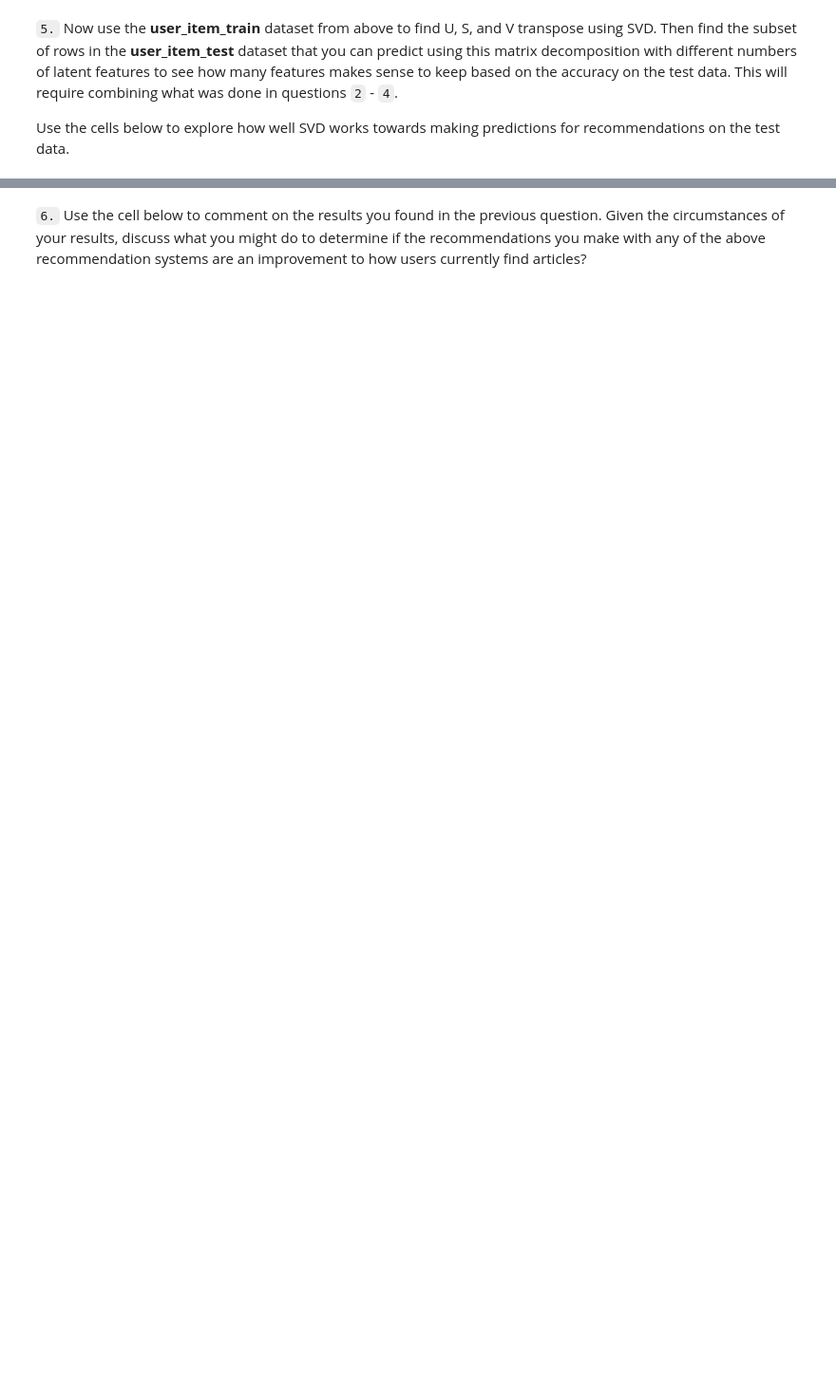
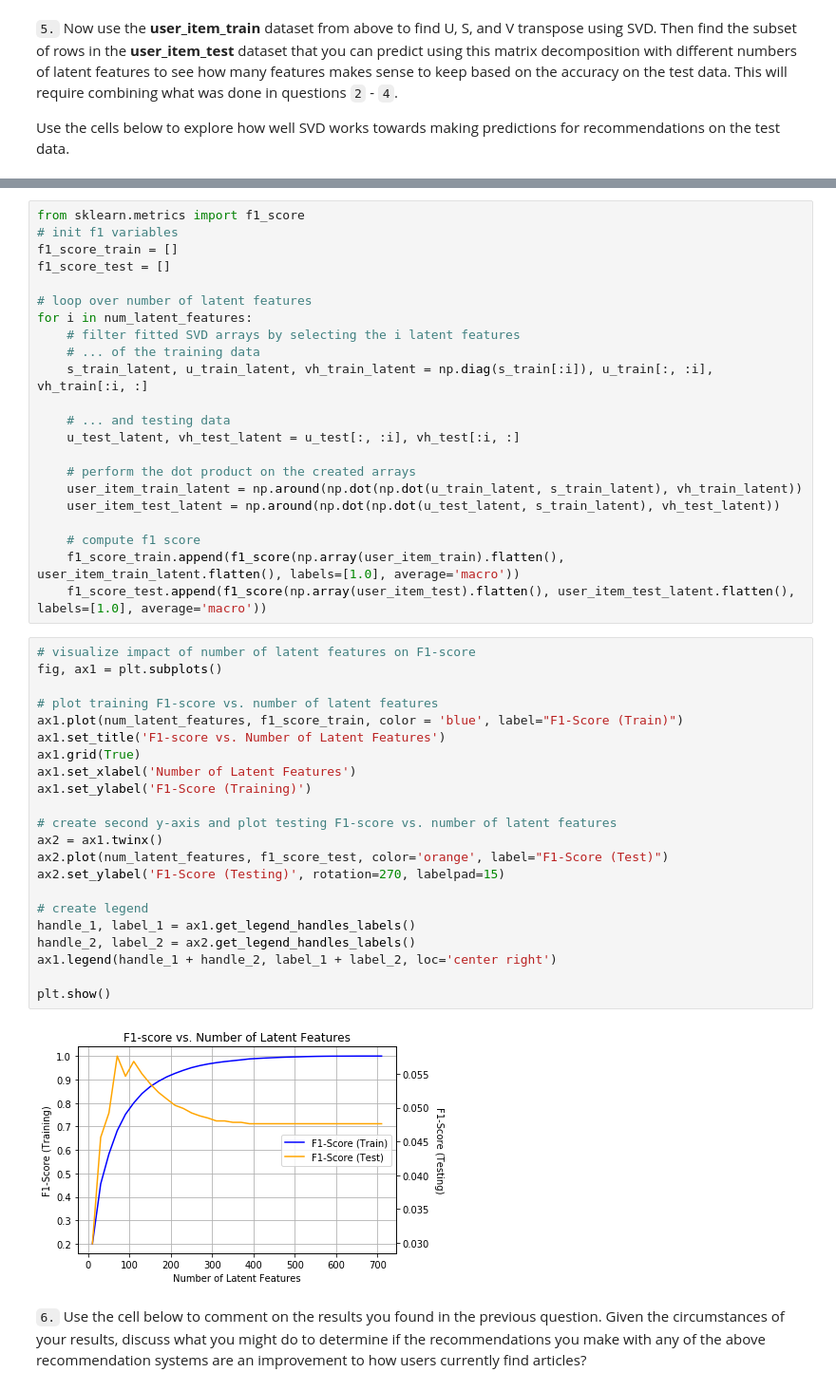
Before and after one commit to oliverkroening/Udacity_DSND_Project06, a Jupyter notebook: Recommendations_with_IBM.ipynb, the cells around one changed output, grey strips where cells are left out. Shown: that part at 95% size. Drawn from its saved outputs; the diff is of its cells as text; blank space fills up the shorter version.

```diff
--- a/Recommendations_with_IBM.ipynb
+++ b/Recommendations_with_IBM.ipynb
@@ -843,2 +1020,48 @@ u_train, s_train, vt_train = # fit svd similar to above then use the cells below
+# %%
+from sklearn.metrics import f1_score
+# init f1 variables
+f1_score_train = []
+f1_score_test = []
+
+# loop over number of latent features
+for i in num_latent_features:
+    # filter fitted SVD arrays by selecting the i latent features
+    # ... of the training data
+    s_train_latent, u_train_latent, vh_train_latent = np.diag(s_train[:i]), u_train[:, :i], vh_train[:i, :]
+
+    # ... and testing data
+    u_test_latent, vh_test_latent = u_test[:, :i], vh_test[:i, :]
+
+    # perform the dot product on the created arrays
+    user_item_train_latent = np.around(np.dot(np.dot(u_train_latent, s_train_latent), vh_train_latent))
+    user_item_test_latent = np.around(np.dot(np.dot(u_test_latent, s_train_latent), vh_test_latent))
+
+    # compute f1 score
+    f1_score_train.append(f1_score(np.array(user_item_train).flatten(), user_item_train_latent.flatten(), labels=[1.0], average='macro'))
+    f1_score_test.append(f1_score(np.array(user_item_test).flatten(), user_item_test_latent.flatten(), labels=[1.0], average='macro'))
+# %%
+# visualize impact of number of latent features on F1-score
+fig, ax1 = plt.subplots()
+
+# plot training F1-score vs. number of latent features
+ax1.plot(num_latent_features, f1_score_train, color = 'blue', label="F1-Score (Train)")
+ax1.set_title('F1-score vs. Number of Latent Features')
+ax1.grid(True)
+ax1.set_xlabel('Number of Latent Features')
+ax1.set_ylabel('F1-Score (Training)')
+
+# create second y-axis and plot testing F1-score vs. number of latent features
+ax2 = ax1.twinx()
+ax2.plot(num_latent_features, f1_score_test, color='orange', label="F1-Score (Test)")
+ax2.set_ylabel('F1-Score (Testing)', rotation=270, labelpad=15)
+
+# create legend
+handle_1, label_1 = ax1.get_legend_handles_labels()
+handle_2, label_2 = ax2.get_legend_handles_labels()
+ax1.legend(handle_1 + handle_2, label_1 + label_2, loc='center right')
+
+plt.show()
+# %% [output]
+[figure, added]
 # %% [markdown]
 `6.` Use the cell below to comment on the results you found in the previous question. Given the circumstances of your results, discuss what you might do to determine if the recommendations you make with any of the above recommendation systems are an improvement to how users currently find articles?
```
Also changed, not shown: parts of 28 cells of this notebook, 2 other files.
